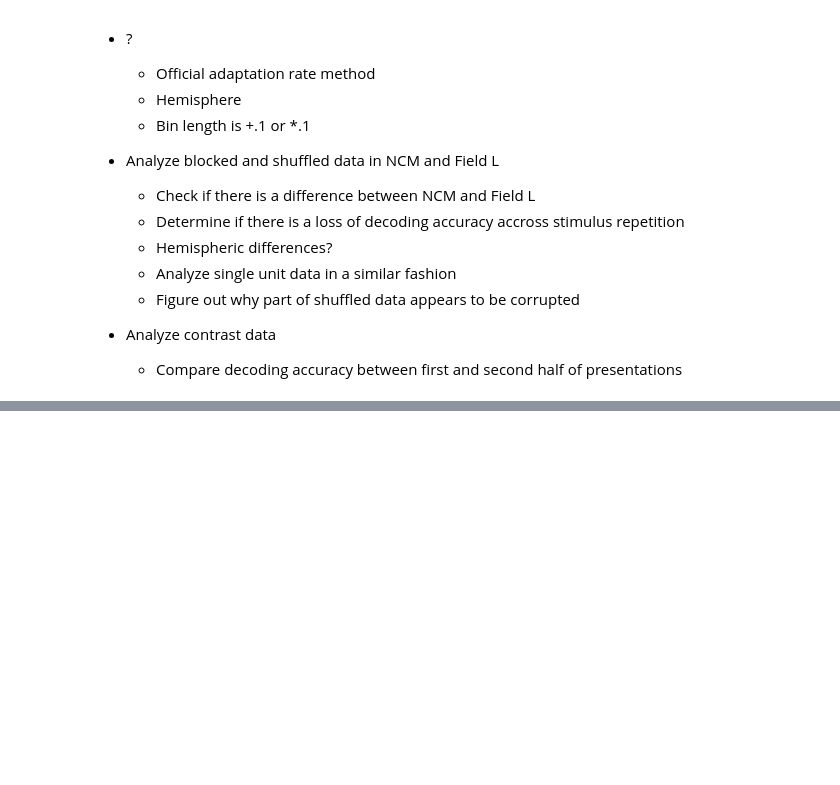
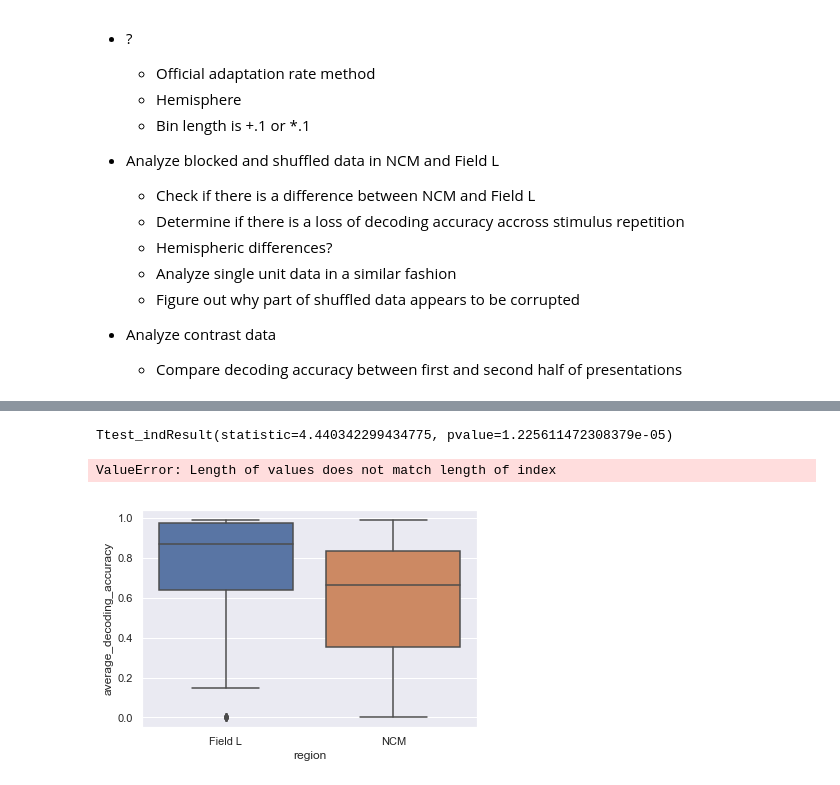
Before and after one commit to dnatanov/dnlab, a Jupyter notebook: exploratory_analysis.ipynb, the cells around one changed output, grey strips where cells are left out. Drawn from its saved outputs; the diff is of its cells as text; code cells hidden in the pictures; blank space fills up the shorter version.

Commit message:
finalized decoding accuracy, first look at data

```diff
--- a/exploratory_analysis.ipynb
+++ b/exploratory_analysis.ipynb
@@ -359,0 +367,27 @@ array([1, 2, 3, 4, 5, 6, 7, 8])
+# %%
+sst.ttest_ind(l_c_df.average_decoding_accuracy, ncm_c_df.average_decoding_accuracy)
+# %% [output]
+Ttest_indResult(statistic=4.440342299434775, pvalue=1.225611472308379e-05)
+# %%
+region = []
+for x in range(0,len(ncmd)):
+    region.append("NCM")
+ncm_c_df["region"] = region
+# %%
+region = []
+for x in range(0,len(ld)):
+    region.append("Field L")
+l_c_df["region"] = region
+# %% [output]
+ValueError: Length of values does not match length of index
+# %%
+l_c_df["region"] = "Field L"
+# %%
+#contrast_df = pd.concat(ncm_c_df, l_c_df)
+contrast_df = pd.concat([l_c_df, ncm_c_df])
+# %%
+sns.set()
+sns.boxplot(x="region", y='average_decoding_accuracy', data=contrast_df)
+plt.show()
+# %% [output]
+[figure, added]
```
Also changed, not shown: parts of 29 cells of this notebook, 5 other files.
